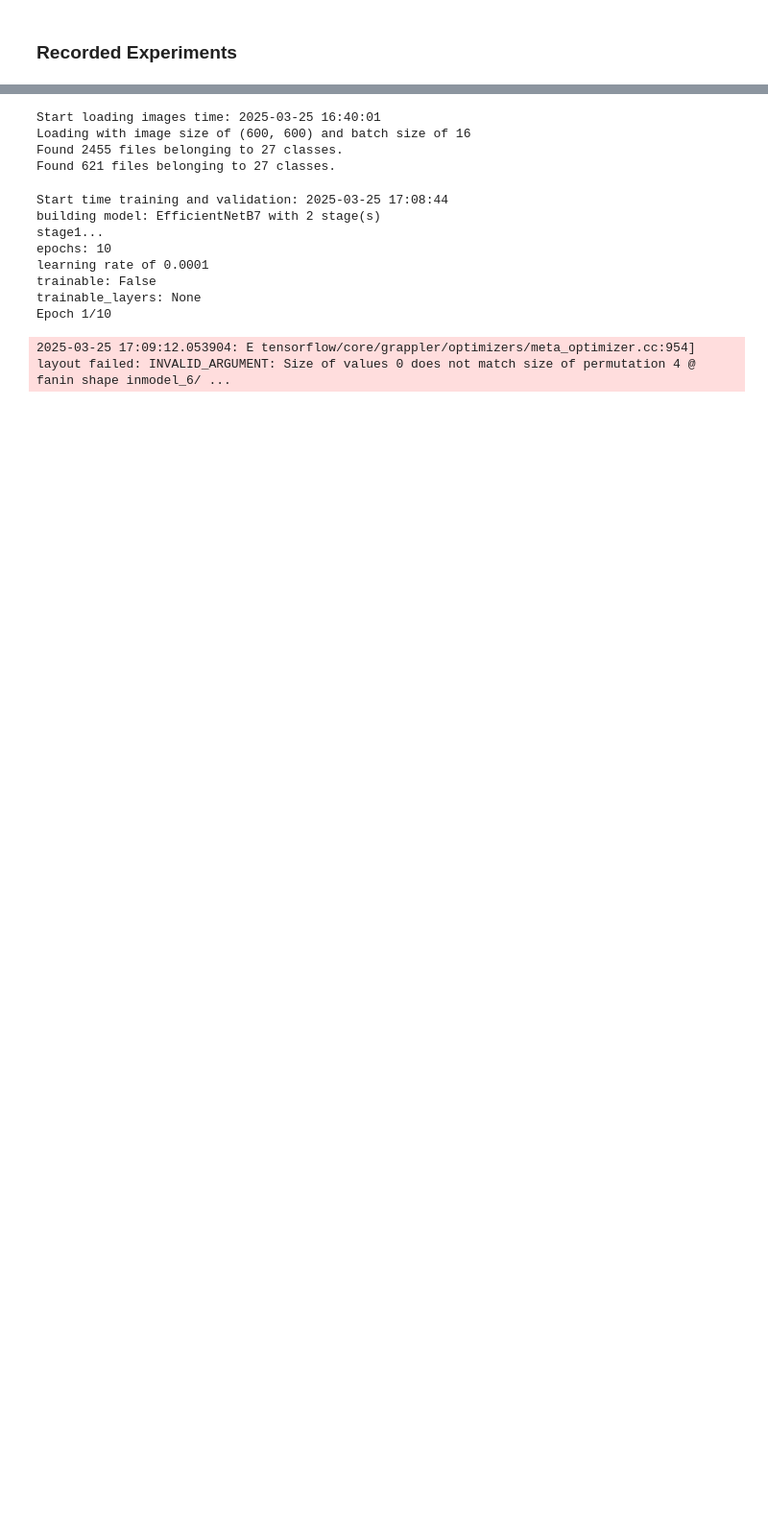
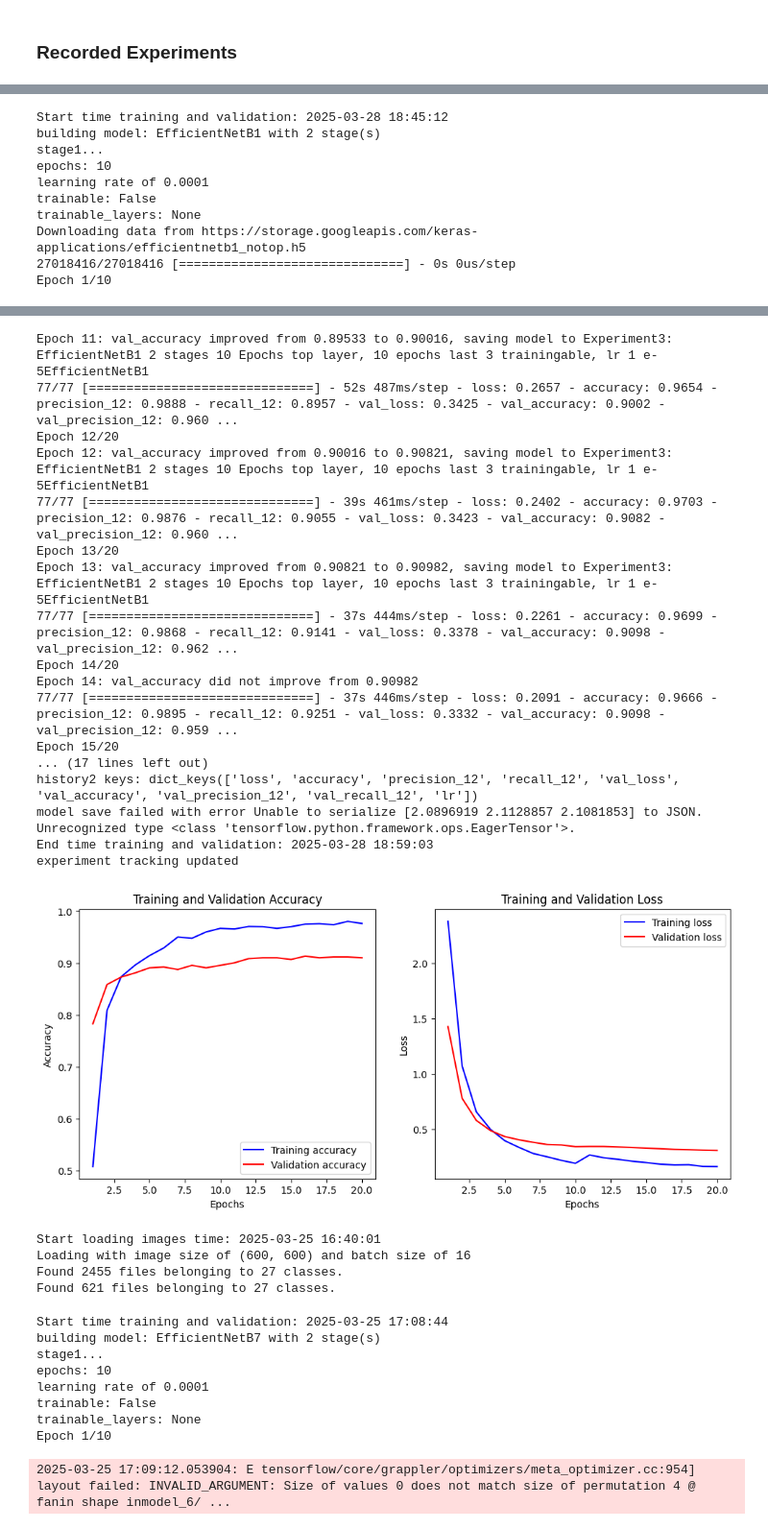
Before and after one commit to JimMaastricht5/birdclassifier, a Jupyter notebook: train_models.ipynb, the cells around one changed output, grey strips where cells are left out. Shown at 96% size. Saved outputs shown, nothing was run; the diff lists cells and outputs as text; code cells hidden in the pictures; blank space fills up the shorter version.

```diff
--- a/train_models.ipynb
+++ b/train_models.ipynb
@@ -397,0 +507,4 @@ KeyboardInterrupt:
+# %%
+# load the data for EfficientNetB1
+EfficientNetB1_train_dataset, EfficientNetB1_validate_dataset = load_images(image_size=(240, 240), batch_size=32)
+num_classes = len(EfficientNetB1_train_dataset.class_names) # get class count, same no mater how the data is loaded given the same data set
@@ -397,0 +516,25 @@ KeyboardInterrupt:
+# %%
+#### Experiment 3 EfficentNetB1 20 Epochs, transfer learning, all layers traininable failed, learing rate 0.0001
+models_list = list(model_input_variables.keys())
+experiment_dict = {
+    'Experiment3: EfficientNetB1 2 stages 10 Epochs top layer, 10 epochs last 3 trainingable, lr 1 e-5': {
+        # 'model_types': [0, 1, 2, 3], # leave out the two models with weird image sizes for now
+        'model_types': [6], # EfficientNetB1
+        'number_of_stages': 2,
+        'stage1': {'epochs': 10, 'base_trainable': False, 'trainable_layers': None, 'learning_rate': 0.0001},
+        'stage2': {'epochs': 10, 'base_trainable': False, 'trainable_layers': -10, 'learning_rate': 0.00001}
+    }
+}
+
+run_experiments(experiment_dict, EfficientNetB1_train_dataset, EfficientNetB1_validate_dataset, num_classes)
+# %% [output]
+Start time training and validation: 2025-03-28 18:45:12
+building model: EfficientNetB1 with 2 stage(s)
+stage1...
+epochs: 10
+learning rate of 0.0001
+trainable: False
+trainable_layers: None
+Downloading data from https://storage.googleapis.com/keras-applications/efficientnetb1_notop.h5
+27018416/27018416 [==============================] - 0s 0us/step
+Epoch 1/10
@@ -397,0 +560,18 @@ KeyboardInterrupt:
+Epoch 11: val_accuracy improved from 0.89533 to 0.90016, saving model to Experiment3: EfficientNetB1 2 stages 10 Epochs top layer, 10 epochs last 3 trainingable, lr 1 e-5EfficientNetB1
+77/77 [==============================] - 52s 487ms/step - loss: 0.2657 - accuracy: 0.9654 - precision_12: 0.9888 - recall_12: 0.8957 - val_loss: 0.3425 - val_accuracy: 0.9002 - val_precision_12: 0.960 ...
+Epoch 12/20
+Epoch 12: val_accuracy improved from 0.90016 to 0.90821, saving model to Experiment3: EfficientNetB1 2 stages 10 Epochs top layer, 10 epochs last 3 trainingable, lr 1 e-5EfficientNetB1
+77/77 [==============================] - 39s 461ms/step - loss: 0.2402 - accuracy: 0.9703 - precision_12: 0.9876 - recall_12: 0.9055 - val_loss: 0.3423 - val_accuracy: 0.9082 - val_precision_12: 0.960 ...
+Epoch 13/20
+Epoch 13: val_accuracy improved from 0.90821 to 0.90982, saving model to Experiment3: EfficientNetB1 2 stages 10 Epochs top layer, 10 epochs last 3 trainingable, lr 1 e-5EfficientNetB1
+77/77 [==============================] - 37s 444ms/step - loss: 0.2261 - accuracy: 0.9699 - precision_12: 0.9868 - recall_12: 0.9141 - val_loss: 0.3378 - val_accuracy: 0.9098 - val_precision_12: 0.962 ...
+Epoch 14/20
+Epoch 14: val_accuracy did not improve from 0.90982
+77/77 [==============================] - 37s 446ms/step - loss: 0.2091 - accuracy: 0.9666 - precision_12: 0.9895 - recall_12: 0.9251 - val_loss: 0.3332 - val_accuracy: 0.9098 - val_precision_12: 0.959 ...
+Epoch 15/20
+... (17 lines left out)
+history2 keys: dict_keys(['loss', 'accuracy', 'precision_12', 'recall_12', 'val_loss', 'val_accuracy', 'val_precision_12', 'val_recall_12', 'lr'])
+model save failed with error Unable to serialize [2.0896919 2.1128857 2.1081853] to JSON. Unrecognized type <class 'tensorflow.python.framework.ops.EagerTensor'>.
+End time training and validation: 2025-03-28 18:59:03
+experiment tracking updated
+[figure, added]
```
Also changed, not shown: parts of 11 cells of this notebook, 1 other file.
